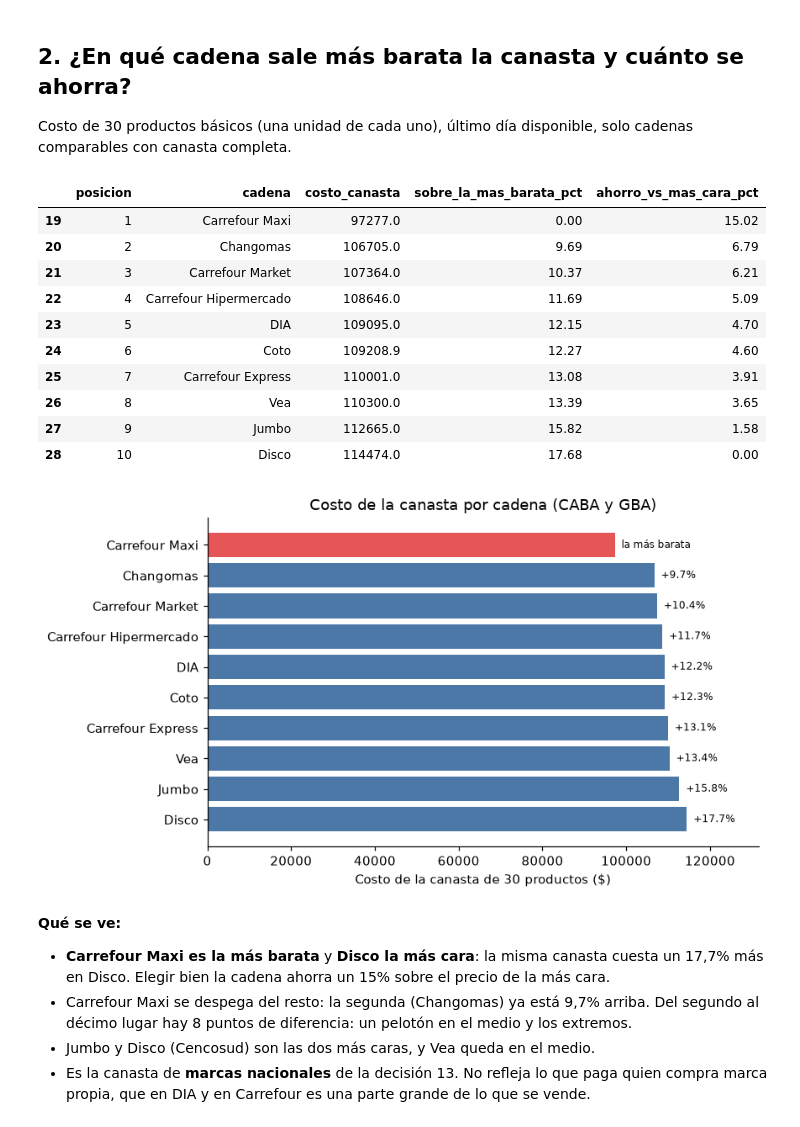
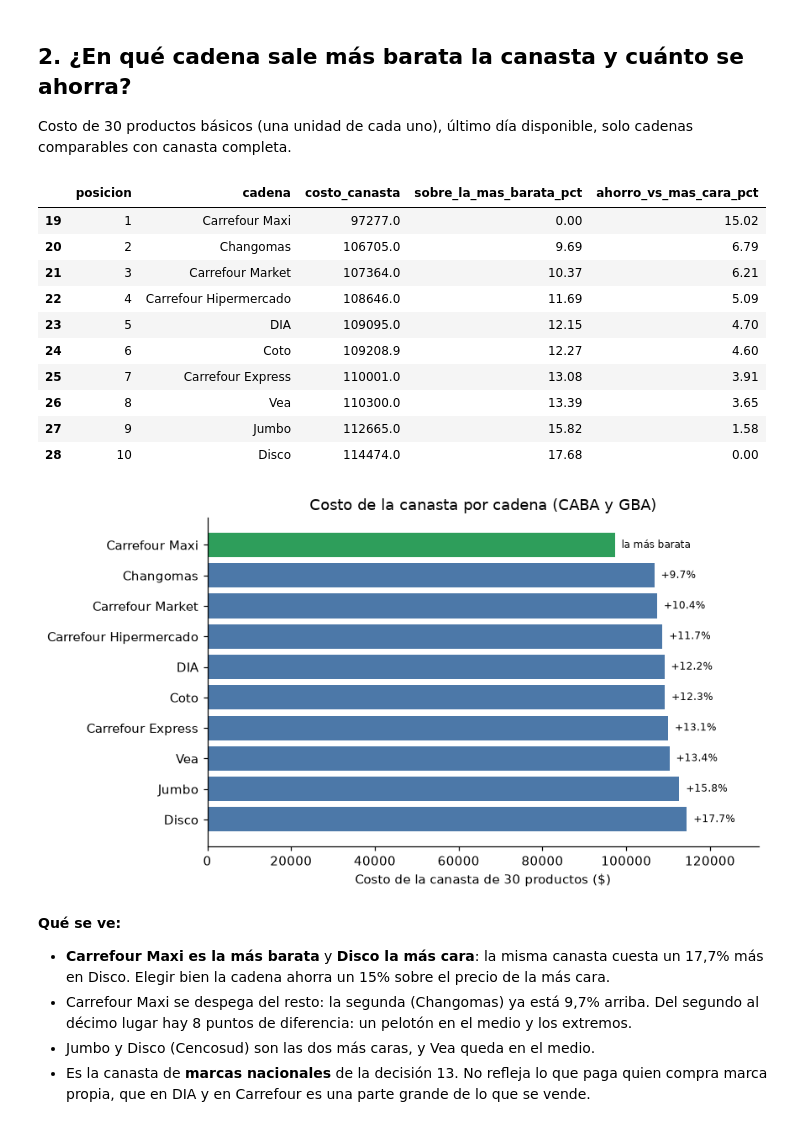
Before and after one commit to magaliorellana01/monitor-precios-supermercados, a Jupyter notebook: notebooks/01_analisis.ipynb, the cells around one changed output. Cells and saved outputs as stored; diff of their text form; code cells hidden in the pictures.

Commit message:
Marca en verde la cadena más barata en los gráficos de la canasta

```diff
--- a/notebooks/01_analisis.ipynb
+++ b/notebooks/01_analisis.ipynb
@@ -17,7 +17,7 @@ RAIZ = Path.cwd().parent if Path.cwd().name == "notebooks" else Path.cwd()
 con = duckdb.connect(str(RAIZ / "data" / "modelo.duckdb"), read_only=True)
 
 plt.rcParams.update({"figure.dpi": 110, "axes.spines.top": False, "axes.spines.right": False})
-COLOR, RESALTADO = "#4C78A8", "#E45756"
+COLOR, RESALTADO, VERDE = "#4C78A8", "#E45756", "#2E9E5B"  # VERDE: la cadena más barata
 
 
 def consulta(nombre):
@@ -83,29 +83,29 @@ Costo de 30 productos básicos (una unidad de cada uno), último día disponible
 # %%
 rank = consulta("01_canasta_por_cadena_y_zona.sql")
 t = rank[rank["zona"] == "TODAS"].sort_values("costo_canasta", ascending=False)
 fig, ax = plt.subplots(figsize=(8, 4.5))
 costos = t["costo_canasta"].astype(float)
-ax.barh(t["cadena"], costos, color=[RESALTADO if p == 1 else COLOR for p in t["posicion"]])
+ax.barh(t["cadena"], costos, color=[VERDE if p == 1 else COLOR for p in t["posicion"]])
 for y, (c, s) in enumerate(zip(costos, t["sobre_la_mas_barata_pct"])):
     ax.text(c, y, f"  +{s:.1f}%" if s else "  la más barata", va="center", fontsize=8)
 ax.set_xlabel("Costo de la canasta de 30 productos ($)")
 ax.set_title("Costo de la canasta por cadena (CABA y GBA)")
 ax.set_xlim(0, costos.max() * 1.15)
 plt.tight_layout()
 rank[rank["zona"] == "TODAS"][["posicion", "cadena", "costo_canasta", "sobre_la_mas_barata_pct", "ahorro_vs_mas_cara_pct"]]
 # %% [output]
 |  | posicion | cadena | costo_canasta | sobre_la_mas_barata_pct | ahorro_vs_mas_cara_pct |
 | 19 | 1 | Carrefour Maxi | 97277.0 | 0.00 | 15.02 |
 | 20 | 2 | Changomas | 106705.0 | 9.69 | 6.79 |
 | 21 | 3 | Carrefour Market | 107364.0 | 10.37 | 6.21 |
 | 22 | 4 | Carrefour Hipermercado | 108646.0 | 11.69 | 5.09 |
 | 23 | 5 | DIA | 109095.0 | 12.15 | 4.70 |
 | 24 | 6 | Coto | 109208.9 | 12.27 | 4.60 |
 | 25 | 7 | Carrefour Express | 110001.0 | 13.08 | 3.91 |
 | 26 | 8 | Vea | 110300.0 | 13.39 | 3.65 |
 | 27 | 9 | Jumbo | 112665.0 | 15.82 | 1.58 |
 | 28 | 10 | Disco | 114474.0 | 17.68 | 0.00 |
-[figure, old version]
+[figure, new version]
 # %% [markdown]
 **Qué se ve:**
 - **Carrefour Maxi es la más barata** y **Disco la más cara**: la misma canasta cuesta un 17,7% más en Disco. Elegir bien la cadena ahorra un 15% sobre el precio de la más cara.
```
Also changed, not shown: 3 other files.
